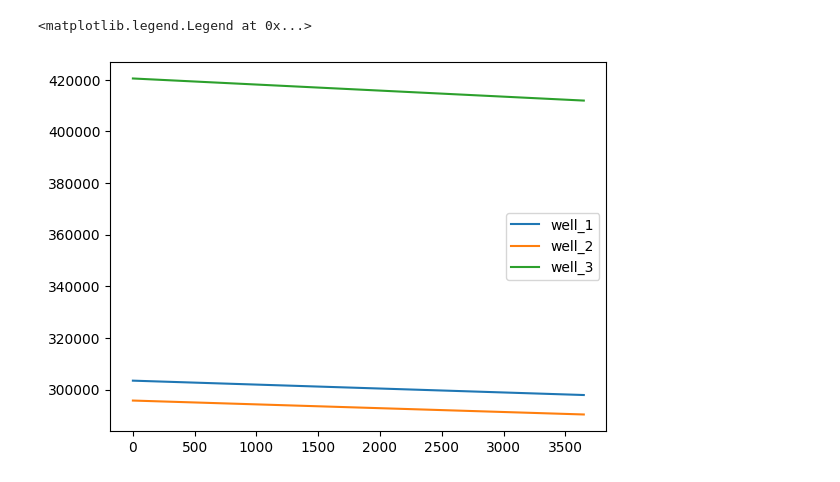
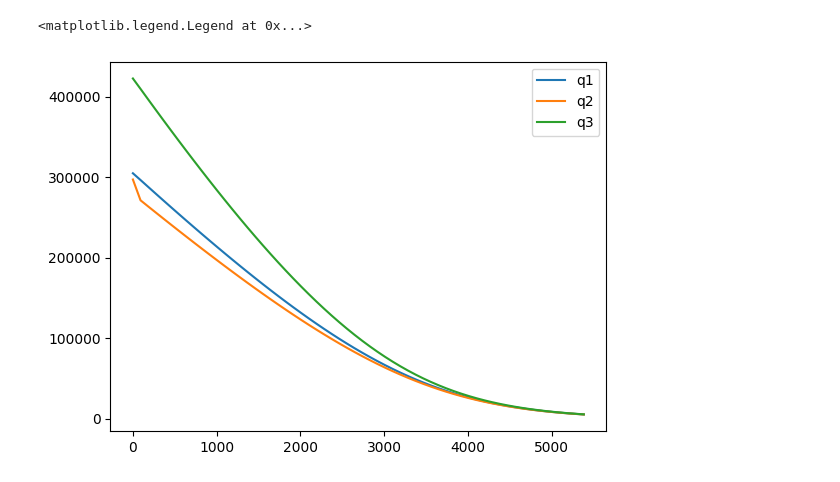
Before and after one commit to Rexihs/HomeWork, a Jupyter notebook: курсовая.ipynb, the cells around one changed output. Cells and saved outputs as stored; diff of their text form; code cells hidden in the pictures.

```diff
--- a/курсовая.ipynb
+++ b/курсовая.ipynb
@@ -24,8 +24,8 @@ M = 16.36       # молярная масса
 # Свойства плата
 pres = 100 # атм
 temp = 310 # К
-vol = np.pi*500**2*25 # м3
-
+# vol = np.pi*500**2*25 # м3
+vol = np.pi*100**2*10 # м3
 # Свойства скважины (забой)
 k = 50 # мД
 h = 25 # м
@@ -105,2 +64,2 @@ def run(N_days: int, dt: float = 1.0) -> pd:
 # %%
-solution = run(365*10,365/4)
+solution = system.run(365*15,365/4)
@@ -107,9 +86,9 @@ solution = run(365*10,365/4)
 # %%
-plt.plot(solution[0],solution[3], label='well_1')
-plt.plot(solution[0],solution[4], label='well_2')
-plt.plot(solution[0],solution[5], label='well_3')
-# plt.plot(solution[0],solution[2], label='P')
+plt.plot(solution['t'],solution['q1'], label='q1')
+plt.plot(solution['t'],solution['q2'], label='q2')
+plt.plot(solution['t'],solution['q3'], label='q3')
+# plt.plot(solution['t'],solution['q1'], label='q1')
 plt.legend()
 # %% [output]
 <matplotlib.legend.Legend at 0x...>
-[figure, old version]
+[figure, new version]
```
Also changed, not shown: parts of 3 cells of this notebook, 1 other file.
